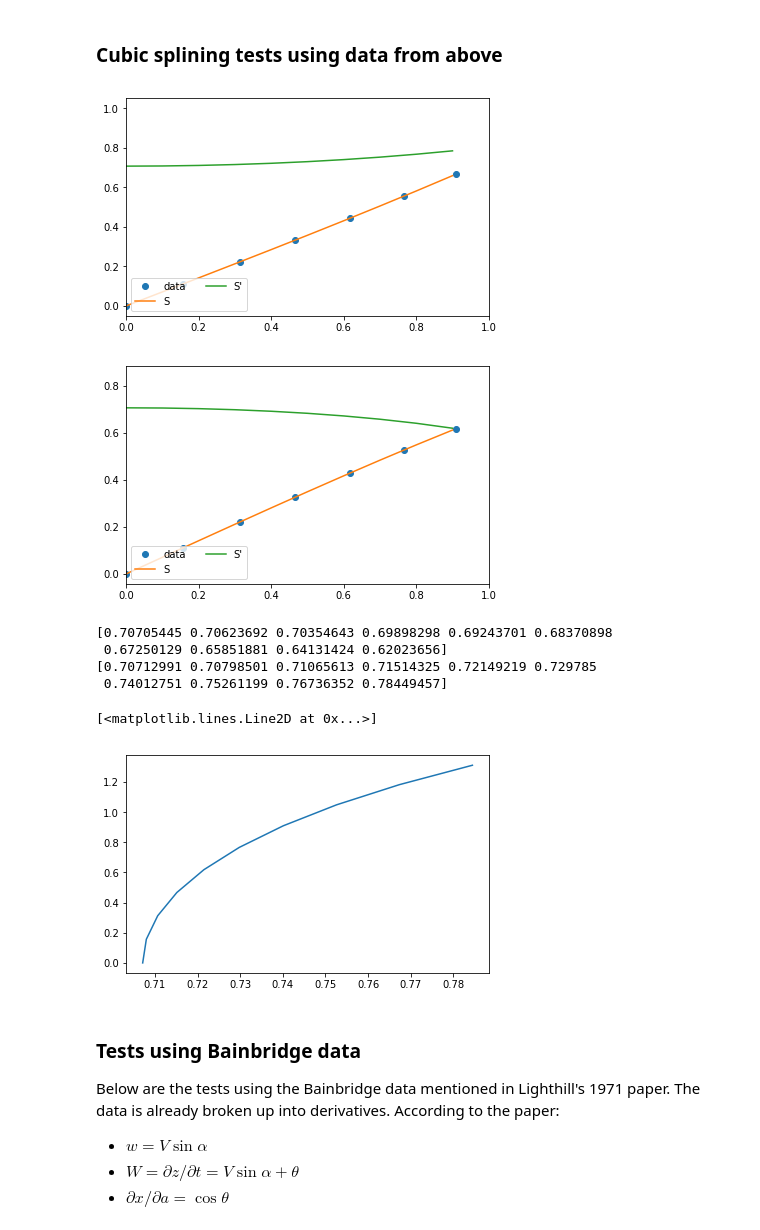
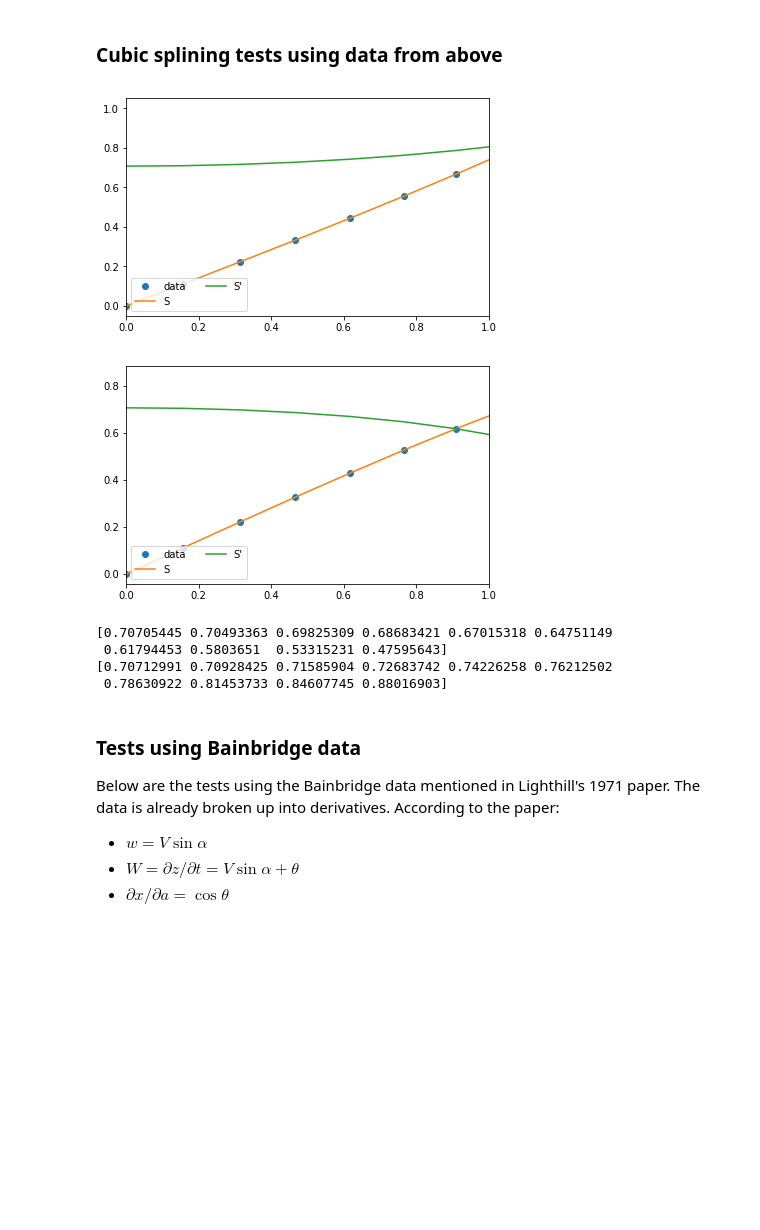
Before and after one commit to Flow-Imaging-Lab-at-Mudd/FILM-fish-model, a Jupyter notebook: lighthill-model.ipynb, the cells around one changed output. Drawn from its saved outputs; the diff is of its cells as text; code cells hidden in the pictures; blank space fills up the shorter version.

```diff
--- a/lighthill-model.ipynb
+++ b/lighthill-model.ipynb
@@ -339,44 +343,38 @@ The timesteps are:  [0.11111111 0.11111111 0.11111111 0.11111111 0.11111111 0.11
 # %%
 #trying to use x(a)
 cs_x = CubicSpline(fishy.a, fishy.x)
-xs = np.arange(0, 1,0.1)
+#xs = np.arange(0, 1,0.1) # I don't think this line is necessary; should use a instead of xs ?
 plt.figure(figsize=(6.5,4))
 plt.plot(fishy.a,fishy.x,'o',label='data')
-plt.plot(xs, cs_x(xs), label="S")
-plt.plot(xs, cs_x(xs,1), label="S'") #first derivative
+plt.plot(fishy.a, cs_x(fishy.a), label="S")
+plt.plot(fishy.a, cs_x(fishy.a,1), label="S'") #first derivative
 plt.xlim(0,1)
 plt.legend(loc='lower left', ncol=2)
 plt.show()
 
 # z(a)
 cs_z = CubicSpline(fishy.a, fishy.z)
-xs = np.arange(0, 1,0.1)
 plt.figure(figsize=(6.5,4))
 plt.plot(fishy.a,fishy.z,'o',label='data')
-plt.plot(xs, cs_z(xs), label="S")
-plt.plot(xs, cs_z(xs,1), label="S'") #first derivative
+plt.plot(fishy.a, cs_z(fishy.a), label="S")
+plt.plot(fishy.a, cs_z(fishy.a,1), label="S'") #first derivative
 plt.xlim(0,1)
 plt.legend(loc='lower left', ncol=2)
 plt.show()
 
-print(cs_z(xs,1))
+print(cs_z(fishy.a,1))
 #print(cs_z(np.arange(0,1,0.1)))
 #print(fishy.dz/fishy.da)
 
-print(cs_x(xs,1))
+print(cs_x(fishy.a,1))
 #print(fishy.dx/fishy.da)
-
-plt.figure(figsize=(6.5,4))
-plt.plot(fishy.dxda,fishy.a)
 # %% [output]
-[figure, old version]
+[figure, new version]
-[figure, old version]
+[figure, new version]
-[0.70705445 0.70623692 0.70354643 0.69898298 0.69243701 0.68370898
- 0.67250129 0.65851881 0.64131424 0.62023656]
-[0.70712991 0.70798501 0.71065613 0.71514325 0.72149219 0.729785
- 0.74012751 0.75261199 0.76736352 0.78449457]
+[0.70705445 0.70493363 0.69825309 0.68683421 0.67015318 0.64751149
+ 0.61794453 0.5803651  0.53315231 0.47595643]
+[0.70712991 0.70928425 0.71585904 0.72683742 0.74226258 0.76212502
+ 0.78630922 0.81453733 0.84607745 0.88016903]
-[<matplotlib.lines.Line2D at 0x...>]
-[figure, removed]
 # %% [markdown]
 ### Tests using Bainbridge data
 
```
Also changed, not shown: parts of 14 cells of this notebook.
